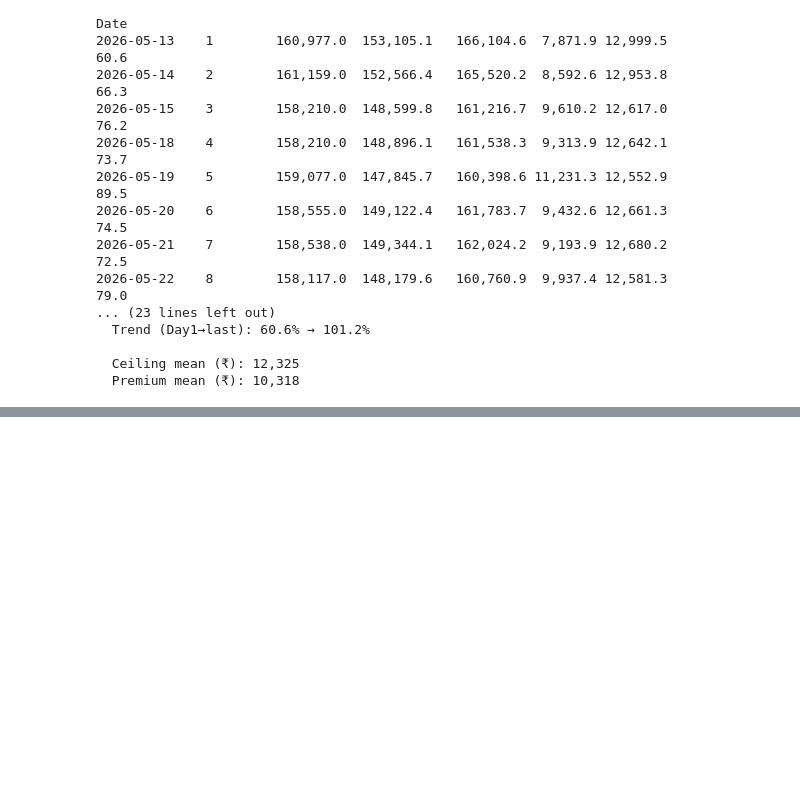
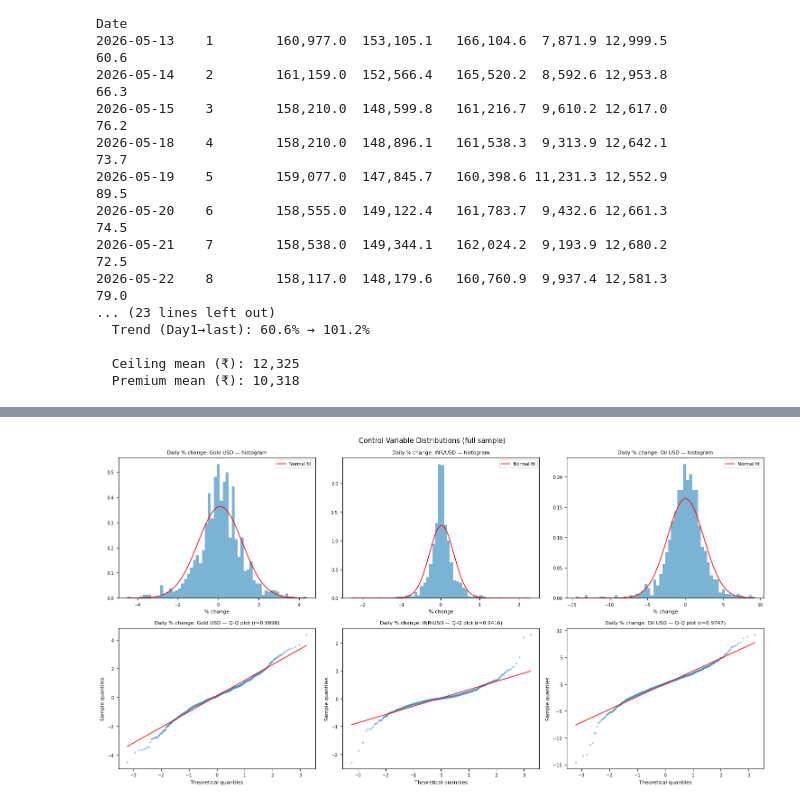
Before and after one commit to OlixIgnacious/gold-policy-project, a Jupyter notebook: notebooks/01_eda.ipynb, the cells around one changed output, grey strips where cells are left out. Saved outputs shown, nothing was run; the diff lists cells and outputs as text; code cells hidden in the pictures; blank space fills up the shorter version.

```diff
--- a/notebooks/01_eda.ipynb
+++ b/notebooks/01_eda.ipynb
@@ -451,0 +1605,79 @@ Date
+# %%
+# ── Cell 15: Control variable distributions ──────────────────────────────
+# Check delta_Gold_USD and delta_FX for fat tails, extreme observations.
+# Extreme control values can leverage the ITS regression.
+# Also: are controls approximately normal? (OLS assumption)
+
+import matplotlib.pyplot as plt
+import numpy as np
+from scipy import stats
+
+ctrl_vars = {
+    "delta_Gold_USD": "Daily % change: Gold USD",
+    "delta_FX":       "Daily % change: INR/USD",
+    "delta_Oil":      "Daily % change: Oil USD"
+}
+
+fig, axes = plt.subplots(2, 3, figsize=(15, 8))
+fig.suptitle("Control Variable Distributions (full sample)", fontsize=11)
+
+print("=== Control variable summary statistics ===")
+print("Variable".ljust(18) + "N".rjust(6) + "Mean".rjust(8) +
+      "Std".rjust(8) + "Min".rjust(8) + "Max".rjust(8) +
+      "Kurtosis".rjust(10) + "p-normal".rjust(10))
+print("-" * 76)
+
+for col_idx, (col, label) in enumerate(ctrl_vars.items()):
+    series = df[col].dropna()
+    n   = len(series)
+    mu  = series.mean()
+    sig = series.std()
+    mn  = series.min()
+    mx  = series.max()
+    kurt = series.kurt()
+    _, p_norm = stats.shapiro(series.sample(min(n, 5000), random_state=42))
+
+    print(col.ljust(18) +
+          str(n).rjust(6) +
+          str(round(mu, 3)).rjust(8) +
+          str(round(sig, 3)).rjust(8) +
+          str(round(mn, 2)).rjust(8) +
+          str(round(mx, 2)).rjust(8) +
+          str(round(kurt, 2)).rjust(10) +
+          (str(round(p_norm, 4)) if p_norm >= 0.0001 else "<0.0001").rjust(10))
+
+    # Top row: histogram
+    ax_hist = axes[0, col_idx]
+    ax_hist.hist(series, bins=60, color="#4393c3", alpha=0.7, density=True, edgecolor="none")
+    x_range = np.linspace(mn, mx, 200)
+    ax_hist.plot(x_range, stats.norm.pdf(x_range, mu, sig),
+                 "r-", linewidth=1.2, label="Normal fit")
+    ax_hist.set_title(label + " — histogram", fontsize=8)
+    ax_hist.set_xlabel("% change", fontsize=8)
+    ax_hist.legend(fontsize=7)
+    ax_hist.tick_params(labelsize=7)
+
+    # Bottom row: Q-Q plot
+    ax_qq = axes[1, col_idx]
+    (osm, osr), (slope, intercept, r) = stats.probplot(series, dist="norm")
+    ax_qq.scatter(osm, osr, s=4, alpha=0.4, color="#4393c3")
+    ax_qq.plot(osm, slope * np.array(osm) + intercept, "r-", linewidth=1.2)
+    ax_qq.set_title(label + " — Q-Q plot (r=" + str(round(r, 4)) + ")", fontsize=8)
+    ax_qq.set_xlabel("Theoretical quantiles", fontsize=8)
+    ax_qq.set_ylabel("Sample quantiles", fontsize=8)
+    ax_qq.tick_params(labelsize=7)
+
+plt.tight_layout()
+plt.savefig(FIG_DIR / "fig11_control_distributions.png", dpi=150, bbox_inches="tight")
+plt.show()
+
+# Flag extreme days in delta_Gold_USD
+print("")
+print("=== Extreme days: |delta_Gold_USD| > 3% ===")
+extremes = df[df["delta_Gold_USD"].abs() > 3][
+    ["delta_Gold_USD", "delta_FX", "domestic_premium"]
+].sort_values("delta_Gold_USD")
+print(extremes.round(2).to_string())
+print("")
+print("Total extreme delta_Gold_USD days: " + str(len(extremes)))
+# %% [output]
@@ -451,0 +1690 @@ Date
+[figure, added]
```
Also changed, not shown: parts of 18 cells of this notebook, 19 other files.
